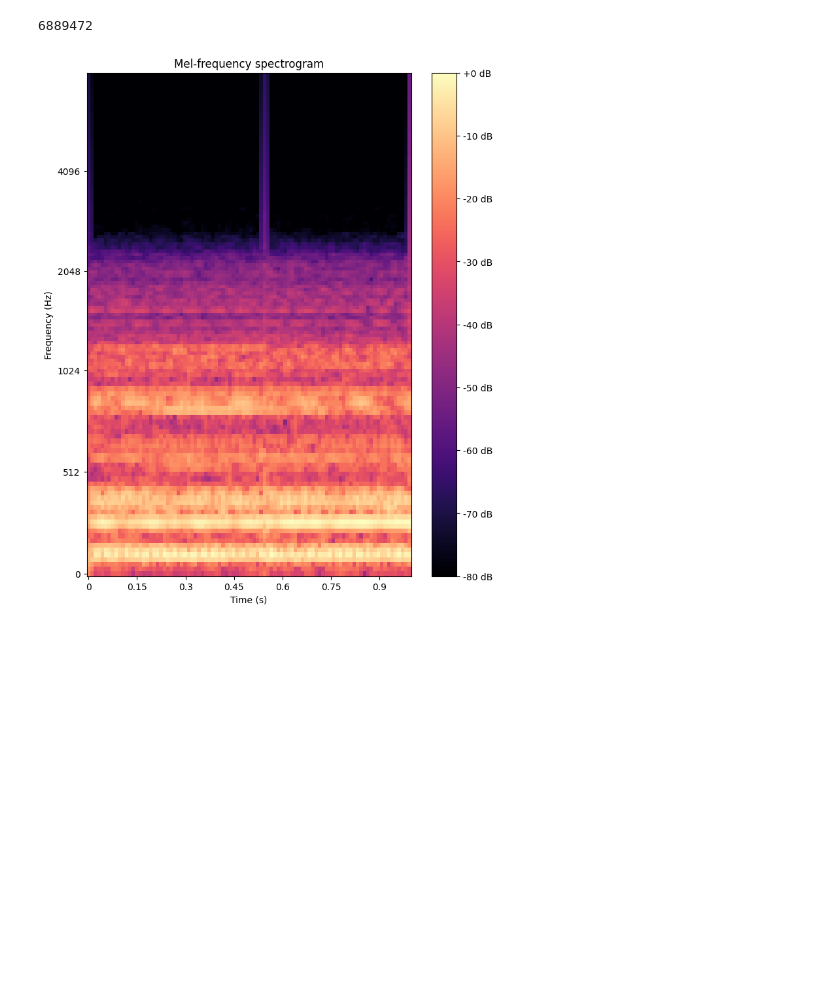
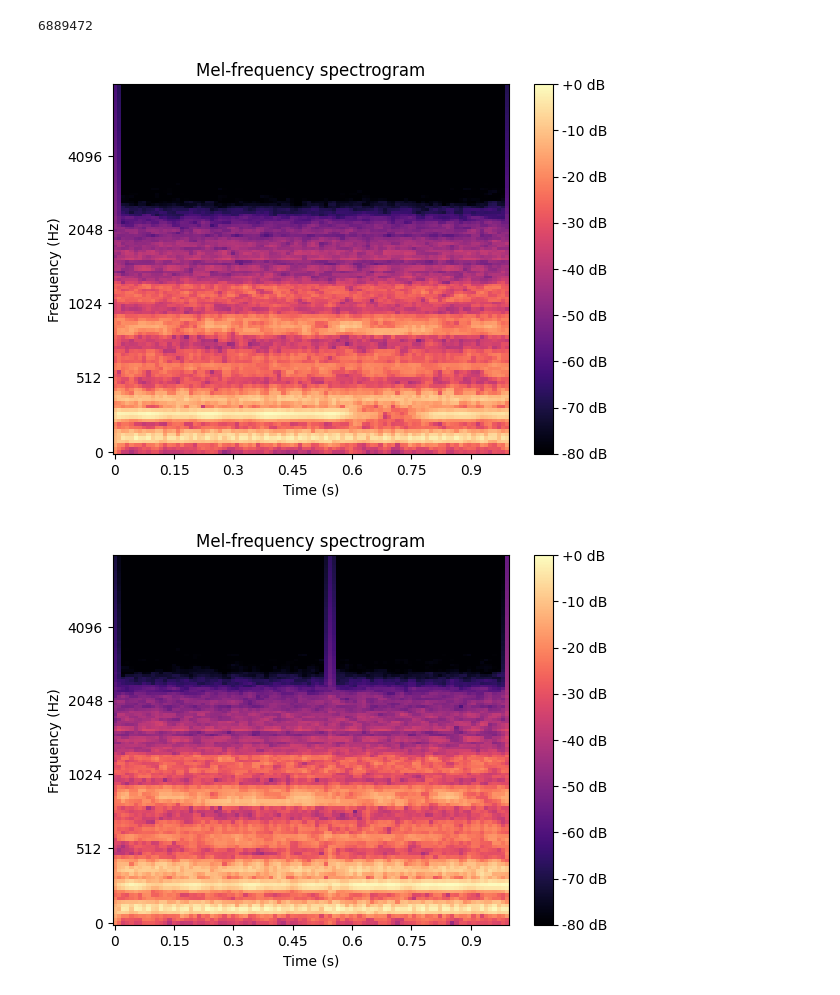
Before and after one commit to vamsi10010/iiot-data-labelling, a Jupyter notebook: notebooks/sound_testing.ipynb, the cells around one changed output. Cells and saved outputs as stored; diff of their text form; code cells hidden in the pictures; blank space fills up the shorter version.

```diff
--- a/notebooks/sound_testing.ipynb
+++ b/notebooks/sound_testing.ipynb
@@ -91,14 +75,14 @@ def plot_mel(file, plot):
     if plot == 'around':
         plottingdata = data[chatter_index-rate//2:chatter_index+rate//2].astype(np.float64)
     elif plot == 'left':
-        chatter_index -= rate
-        plottingdata = data[chatter_index-rate:chatter_index].astype(np.float64)
+        chatter_index -= rate * 4
+        plottingdata = data[chatter_index:chatter_index+rate].astype(np.float64)
     elif plot == 'right':
         plottingdata = data[chatter_index:chatter_index+rate].astype(np.float64)
 
     S = librosa.feature.melspectrogram(y=plottingdata, sr=rate, n_mels=128, fmax=15000)
 
-    fig, ax = plt.subplots(figsize=(8,10))
+    fig, ax = plt.subplots()
     S_dB = librosa.power_to_db(S, ref=np.max)
     img = librosa.display.specshow(S_dB, x_axis='time',
                             y_axis='mel', sr=rate,
@@ -113,7 +97,8 @@ s0 = 'sensor0.2023-11-07 04_47_49.233025+00_00.wav'
 s2 = 'sensor2.2023-11-07 04_47_49.233025+00_00.wav'
 # %%
 # plot_mel(s0, 'left')
+plot_mel(s2, 'left')
 plot_mel(s2, 'around')
-# plot_mel(s0, 'right')
 # %% [output]
-[figure, old version]
+[figure, new version]
+[figure, added]
```
Also changed, not shown: parts of 4 cells of this notebook, 1 other file.
